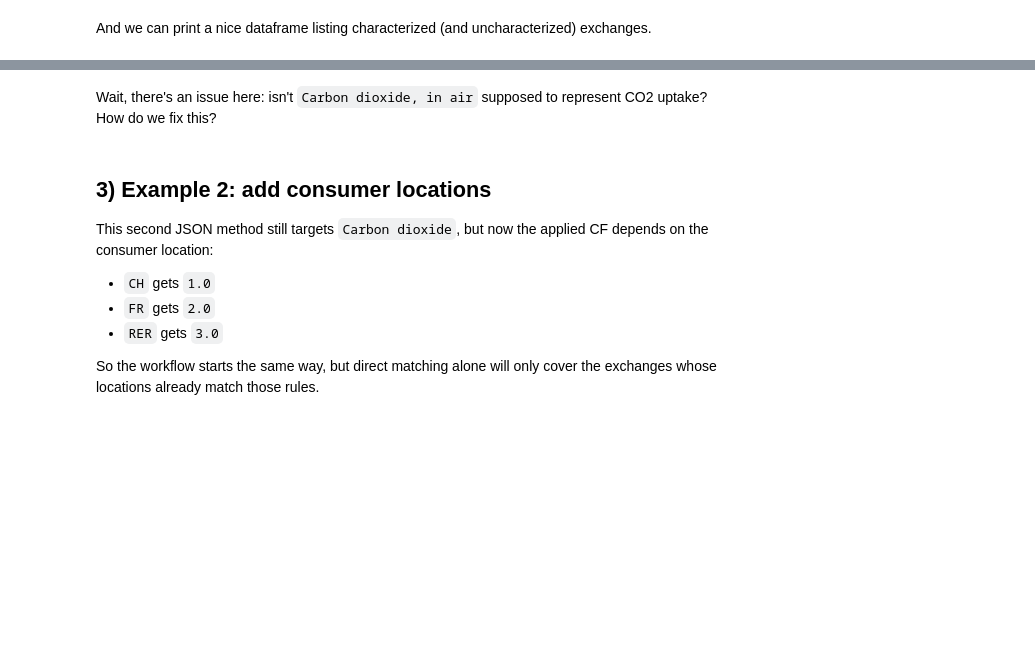
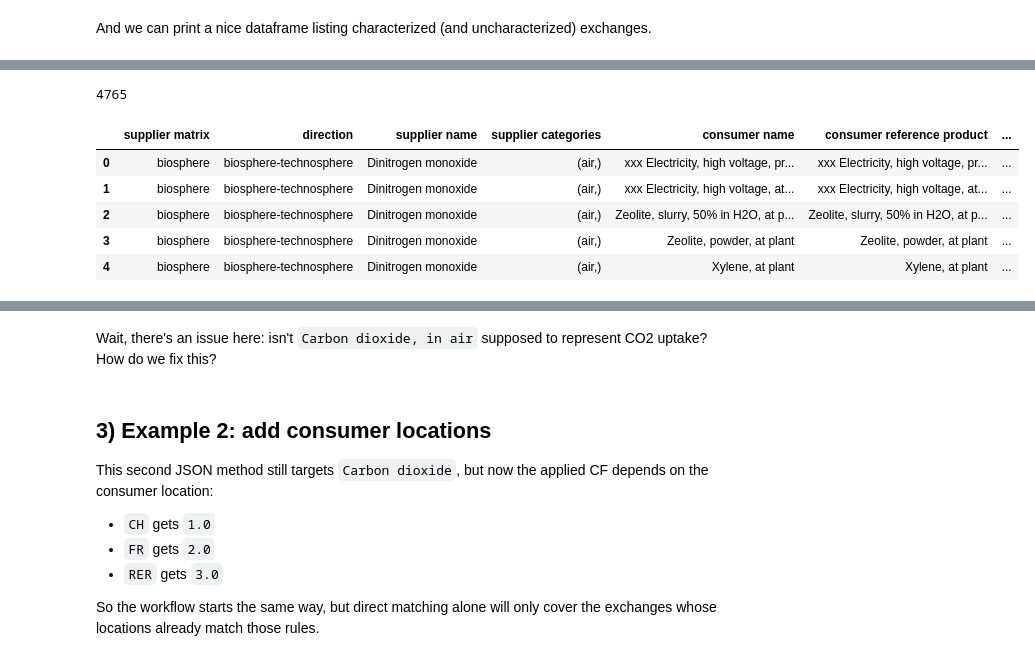
Before and after one commit to romainsacchi/aalborg-regionalized-lcia, a Jupyter notebook: tutorials/DAY 2/D2-03 Introduction to edges workflow and API.ipynb, the cells around one changed output, grey strips where cells are left out. Saved outputs shown, nothing was run; the diff lists cells and outputs as text; code cells hidden in the pictures; blank space fills up the shorter version.

```diff
--- a/tutorials/DAY 2/D2-03 Introduction to edges workflow and API.ipynb
+++ b/tutorials/DAY 2/D2-03 Introduction to edges workflow and API.ipynb
@@ -97,11 +126,19 @@ cf_table_1.head()
 # %%
 # we can also print all of the exchange, including those that did not get a CF
 # just to check things
 cf_table_1 = lca_1.generate_cf_table(
-    include_unmatched=True # if Tru, inclues ALL exchanges, even those without a CF -- can be a bit long.
+    # include_unmatched=True # if True, inclues ALL exchanges, even those without a CF -- can be a bit long.
 )
 print(len(cf_table_1))
 cf_table_1.head()
+# %% [output]
+4765
+|  | supplier matrix | direction | supplier name | supplier categories | consumer name | consumer reference product | ... |
+| 0 | biosphere | biosphere-technosphere | Dinitrogen monoxide | (air,) | xxx Electricity, high voltage, pr... | xxx Electricity, high voltage, pr... | ... |
+| 1 | biosphere | biosphere-technosphere | Dinitrogen monoxide | (air,) | xxx Electricity, high voltage, at... | xxx Electricity, high voltage, at... | ... |
+| 2 | biosphere | biosphere-technosphere | Dinitrogen monoxide | (air,) | Zeolite, slurry, 50% in H2O, at p... | Zeolite, slurry, 50% in H2O, at p... | ... |
+| 3 | biosphere | biosphere-technosphere | Dinitrogen monoxide | (air,) | Zeolite, powder, at plant | Zeolite, powder, at plant | ... |
+| 4 | biosphere | biosphere-technosphere | Dinitrogen monoxide | (air,) | Xylene, at plant | Xylene, at plant | ... |
 # %%
 (
     cf_table_1.groupby('supplier name')['CF']
```
Also changed, not shown: parts of 19 cells of this notebook, 1 other file.
